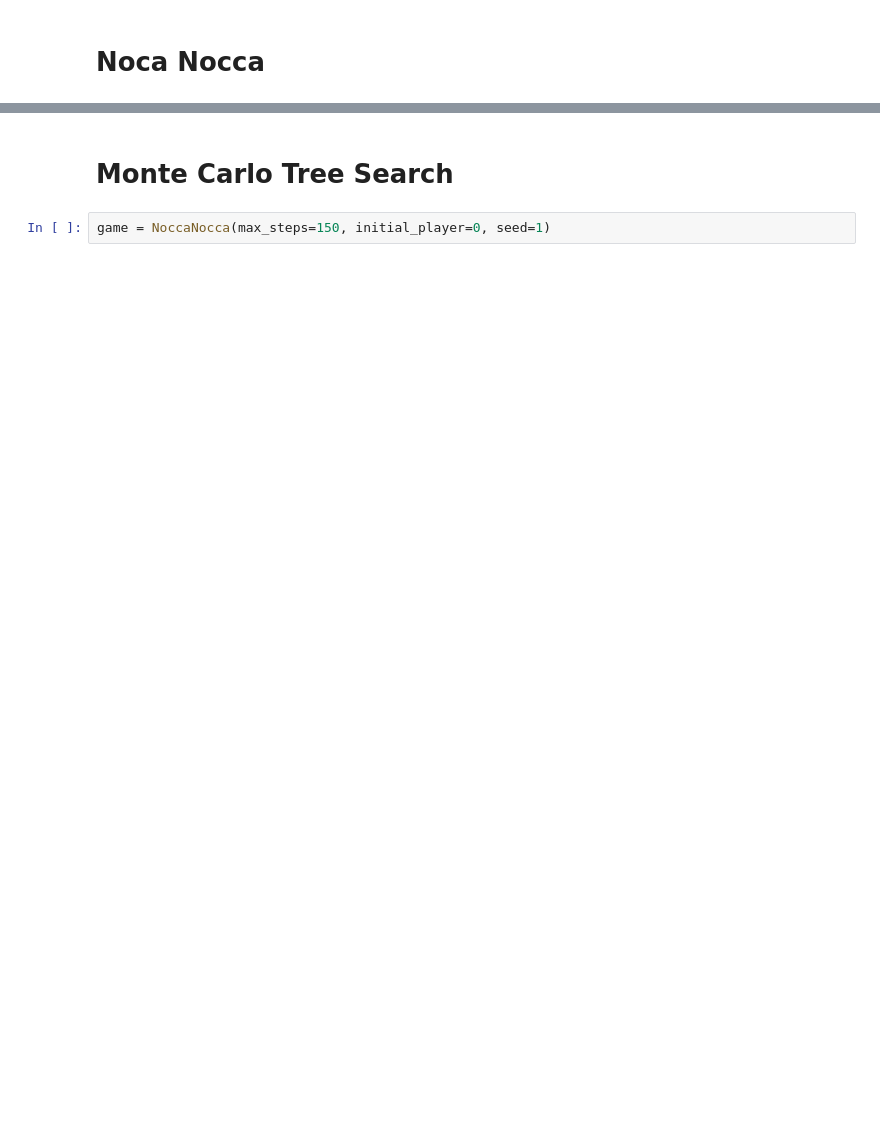
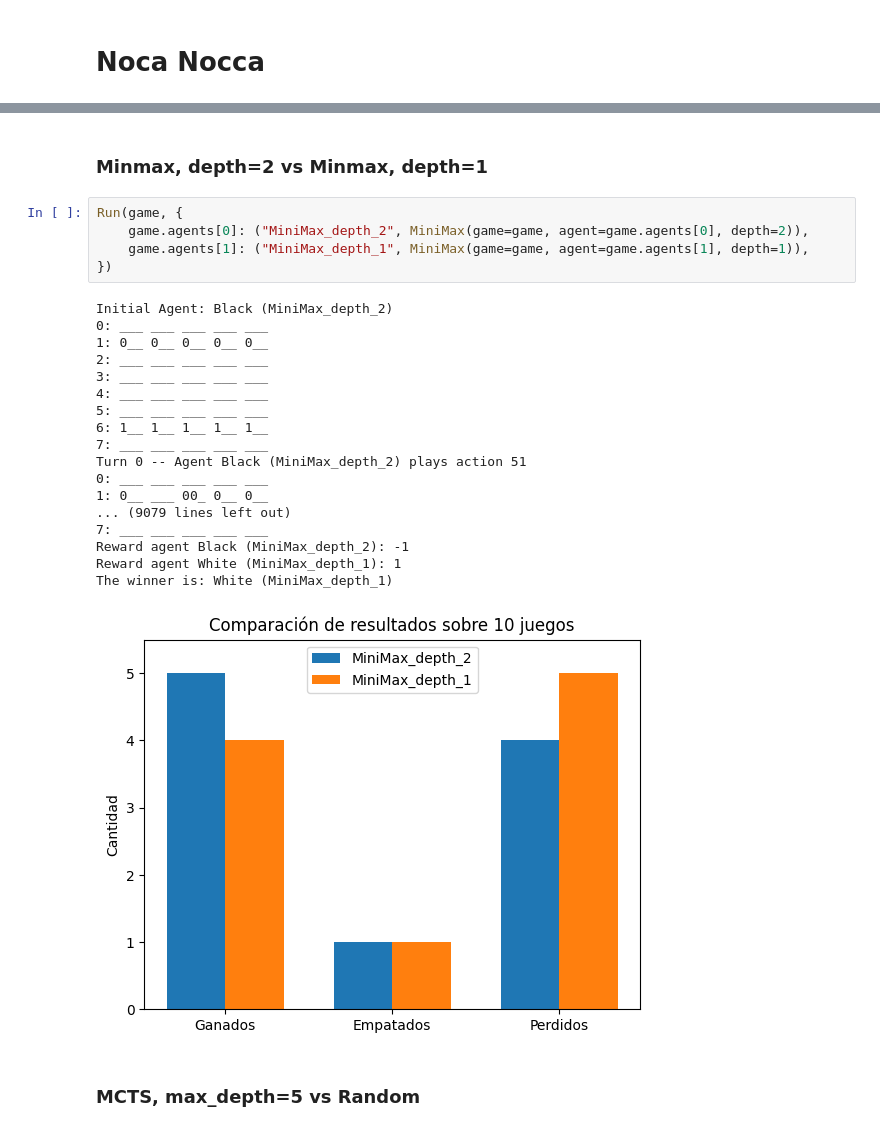
Before and after one commit to andscara/marl-obl2, a Jupyter notebook: Alternating Games/Nocca_Nocca.ipynb, the cells around one changed output, grey strips where cells are left out. Cells and saved outputs as stored; diff of their text form; blank space fills up the shorter version.

Commit message:
agrego mas ejecuciones en nocca nocca

```diff
--- a/Alternating Games/Nocca_Nocca.ipynb
+++ b/Alternating Games/Nocca_Nocca.ipynb
@@ -49,5 +94,29 @@ The winner is: White
+# %% [markdown]
+### Minmax, depth=2 vs Minmax, depth=1
+# %%
+Run(game, {
+    game.agents[0]: ("MiniMax_depth_2", MiniMax(game=game, agent=game.agents[0], depth=2)),
+    game.agents[1]: ("MiniMax_depth_1", MiniMax(game=game, agent=game.agents[1], depth=1)),
+})
+# %% [output]
+Initial Agent: Black (MiniMax_depth_2)
+0: ___ ___ ___ ___ ___
+1: 0__ 0__ 0__ 0__ 0__
+2: ___ ___ ___ ___ ___
+3: ___ ___ ___ ___ ___
+4: ___ ___ ___ ___ ___
+5: ___ ___ ___ ___ ___
+6: 1__ 1__ 1__ 1__ 1__
+7: ___ ___ ___ ___ ___
+Turn 0 -- Agent Black (MiniMax_depth_2) plays action 51
+0: ___ ___ ___ ___ ___
+1: 0__ ___ 00_ 0__ 0__
+... (9079 lines left out)
+7: ___ ___ ___ ___ ___
+Reward agent Black (MiniMax_depth_2): -1
+Reward agent White (MiniMax_depth_1): 1
+The winner is: White (MiniMax_depth_1)
+[figure, added]
 # %% [markdown]
-# Monte Carlo Tree Search
+### MCTS, max_depth=5 vs Random
-# %%
-game = NoccaNocca(max_steps=150, initial_player=0, seed=1)
 # %%
```
Also changed, not shown: parts of 14 cells of this notebook, 2 other files.
